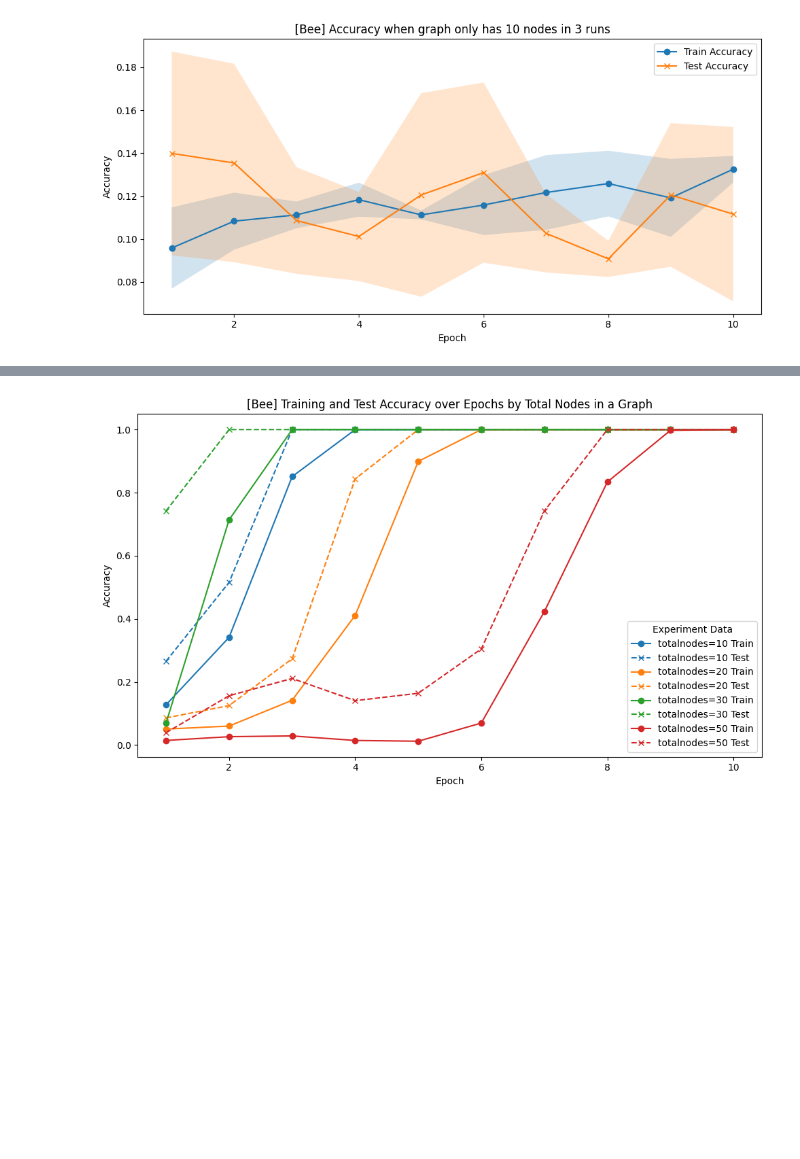
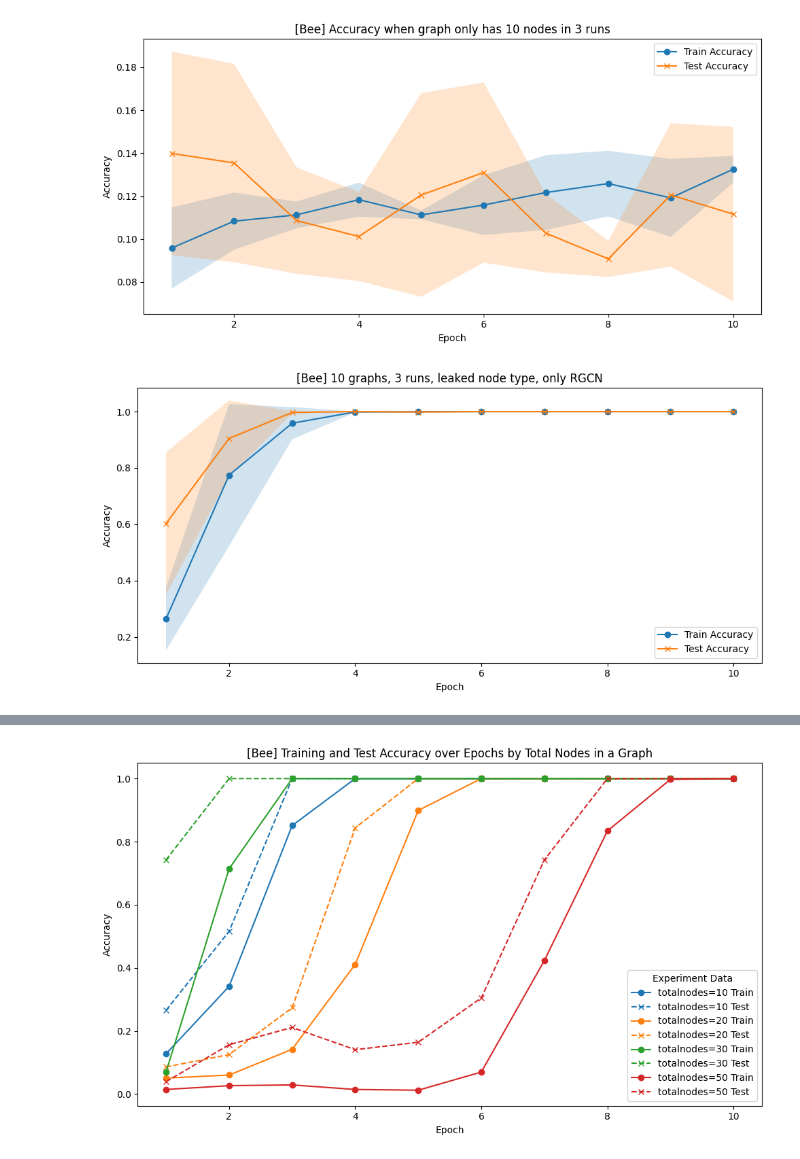
Before and after one commit to nabilasiregar/emergent-communication, a Jupyter notebook: analysis/plot.ipynb, the cells around one changed output, grey strips where cells are left out. Cells and saved outputs as stored; diff of their text form; code cells hidden in the pictures; blank space fills up the shorter version.

```diff
--- a/analysis/plot.ipynb
+++ b/analysis/plot.ipynb
@@ -102,3 +102,49 @@ plt.tight_layout()
 plt.show()
 # %% [output]
 [figure]
+# %%
+filepath = "../logs/run{}_bee_with_leakage_totalnodes:10.json"
+num_runs = 3
+
+train_accs = []
+test_accs = []
+epochs = None
+
+for run in range(1, num_runs + 1):
+    with open(filepath.format(run), "r") as f:
+        data = json.load(f)
+
+    run_train_acc = [d["acc"] for d in data if d["mode"] == "train"]
+    run_test_acc = [d["acc"] for d in data if d["mode"] == "test"]
+
+    if epochs is None:
+        train_epochs = [d["epoch"] for d in data if d["mode"] == "train"]
+        test_epochs = [d["epoch"] for d in data if d["mode"] == "test"]
+
+    train_accs.append(run_train_acc)
+    test_accs.append(run_test_acc)
+
+train_accs = np.array(train_accs)
+test_accs = np.array(test_accs)
+
+train_mean = train_accs.mean(axis=0)
+train_std = train_accs.std(axis=0)
+
+test_mean = test_accs.mean(axis=0)
+test_std = test_accs.std(axis=0)
+# %%
+plt.figure(figsize=(10, 5))
+plt.plot(train_epochs, train_mean, label="Train Accuracy", marker='o')
+plt.fill_between(train_epochs, train_mean - train_std, train_mean + train_std, alpha=0.2)
+
+plt.plot(test_epochs, test_mean, label="Test Accuracy", marker='x')
+plt.fill_between(test_epochs, test_mean - test_std, test_mean + test_std, alpha=0.2)
+
+plt.xlabel("Epoch")
+plt.ylabel("Accuracy")
+plt.title("[Bee] 10 graphs, 3 runs, leaked node type, only RGCN")
+plt.legend()
+plt.tight_layout()
+plt.show()
+# %% [output]
+[figure, added]
```
Also changed, not shown: parts of 3 cells of this notebook, 4 other files.
